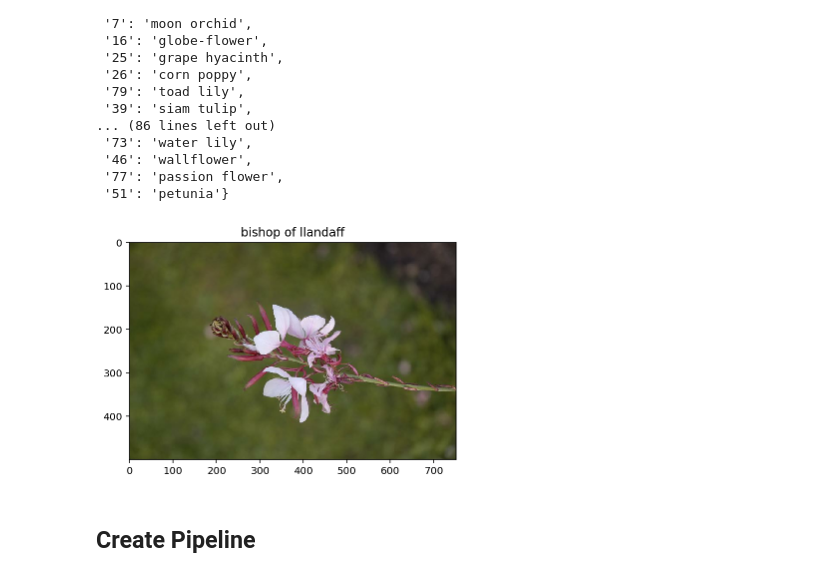
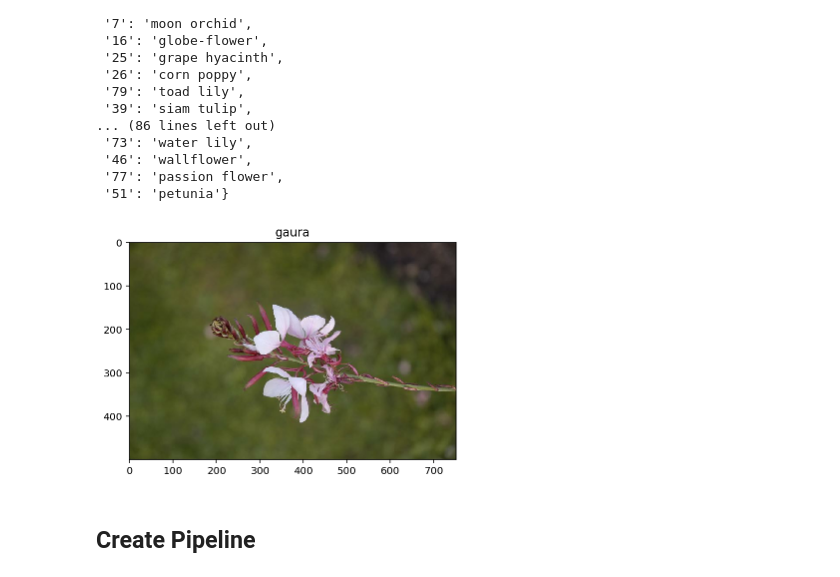
Before and after one commit to NeerajSirvisetti/MachineLearning-with-tensorflow-Nanodegree, a Jupyter notebook: Deep Learning/project/Project_Image_Classifier_Project.ipynb, the cells around one changed output. Saved outputs shown, nothing was run; the diff lists cells and outputs as text; code cells hidden in the pictures.

```diff
--- a/Deep Learning/project/Project_Image_Classifier_Project.ipynb
+++ b/Deep Learning/project/Project_Image_Classifier_Project.ipynb
@@ -115,7 +112,8 @@ Shape of the image : (500, 667, 3), Label of the image : 52
 # TODO: Plot 1 image from the training set.
 # Set the title of the plot to the corresponding image label.
 for image, label in training_set.take(1):
-    label = label.numpy()
+    #As for python indexing starts from 0, so the true label is incremented by 1 wrt the indexing of python
+    label = label.numpy()+1
 plt.title(label)
 plt.imshow(image)
 plt.show()
@@ -151,14 +149,14 @@ class_names
 # %%
 # TODO: Plot 1 image from the training set. Set the title
 # of the plot to the corresponding class name.
 for image, label in training_set.take(1):
-    label = str(label.numpy())
+    label = str(label.numpy()+1)
 
 plt.title(class_names[label])
 plt.imshow(image)
 plt.show()
 # %% [output]
-[figure, old version]
+[figure, new version]
 # %% [markdown]
 ## Create Pipeline
 # %%
```
Also changed, not shown: parts of 12 cells of this notebook, 1 other file.
